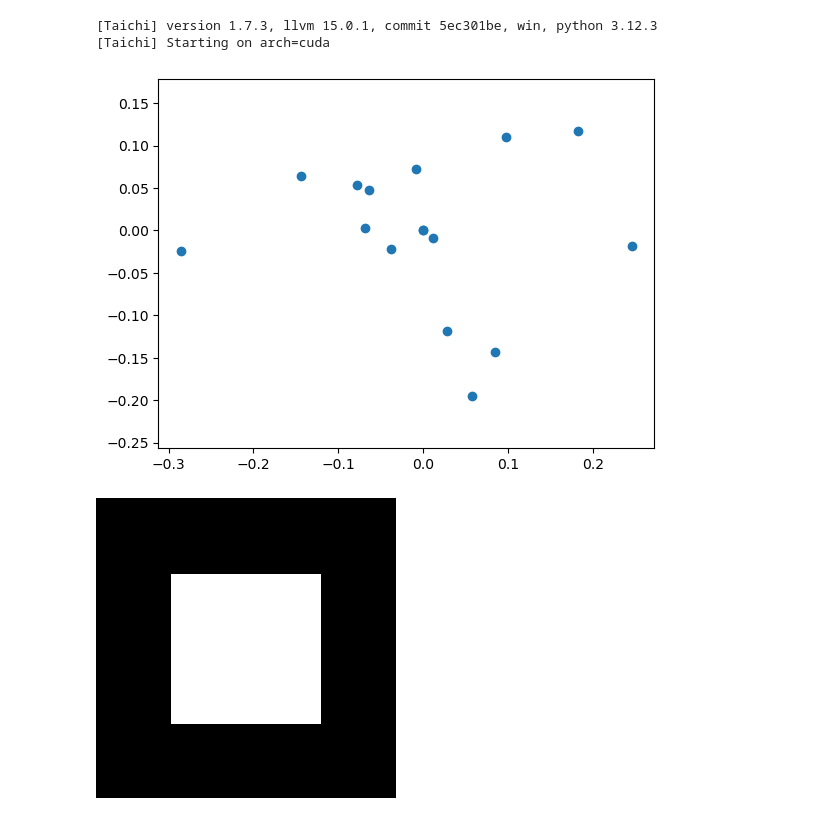
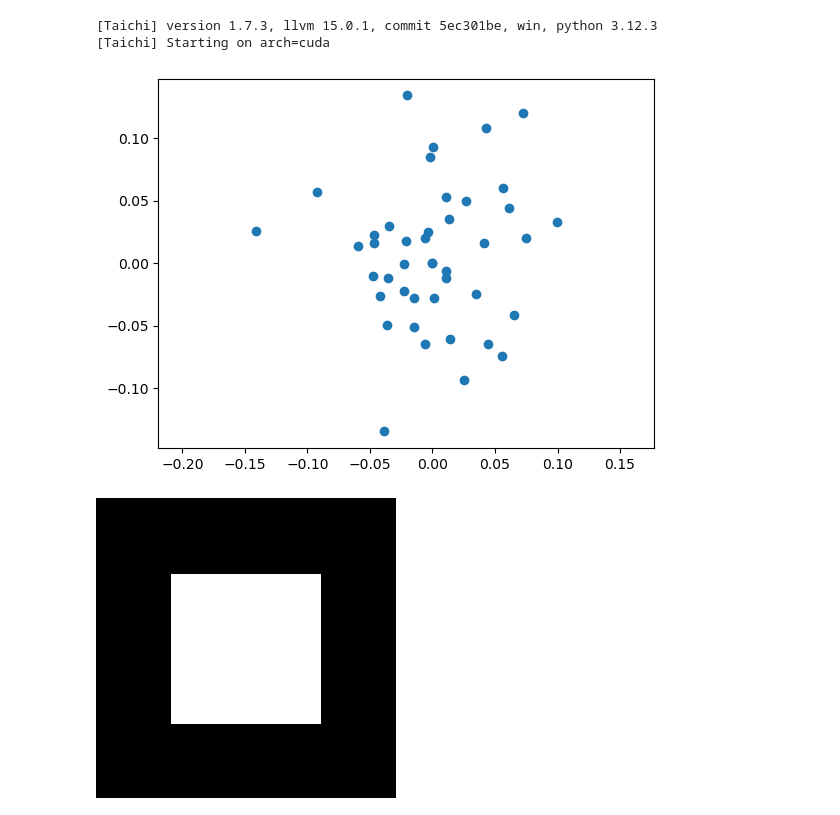
Before and after one commit to ShengzhiWu/moving-sofa-problem, a Jupyter notebook: src/进化求解（让正方形旋转一周的房间）.ipynb, the cells around one changed output. Drawn from its saved outputs; the diff is of its cells as text; code cells hidden in the pictures.

```diff
--- a/src/进化求解（让正方形旋转一周的房间）.ipynb
+++ b/src/进化求解（让正方形旋转一周的房间）.ipynb
@@ -13,23 +13,23 @@ ti.init(arch=ti.gpu)
 # %%
 def init_trajectory(control_point_num):  # 生成初始轨迹
     xs, ys, rotations = resample_polyline([
         [0, 0, 0],
         [0, 0, 2 * np.pi]
     ], control_point_num).T
     return xs, ys, rotations
 
 xs, ys, rotations = init_trajectory(  # 初始轨迹
-    control_point_num=16,  # 轨迹的控制点数量
+    control_point_num=43,  # 轨迹的控制点数量 16
 )
 
-xs[1:-1] += np.random.randn(len(xs) - 2) * 0.1
-ys[1:-1] += np.random.randn(len(ys) - 2) * 0.1
+xs[1:-1] += np.random.randn(len(xs) - 2) * 0.05
+ys[1:-1] += np.random.randn(len(ys) - 2) * 0.05
 
 plt.scatter(xs, ys)
 plt.axis('equal')
 pass
 # %% [output]
-[figure, old version]
+[figure, new version]
 # %%
 # 可视化墙（白色区域为墙）
 
```
Also changed, not shown: parts of 11 cells of this notebook, 6 other files.
